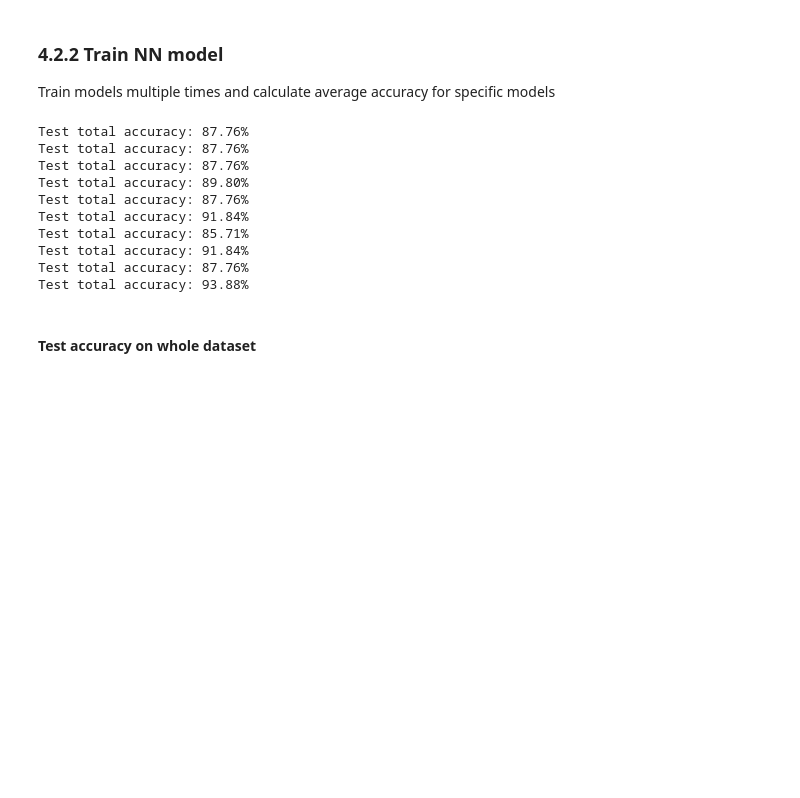
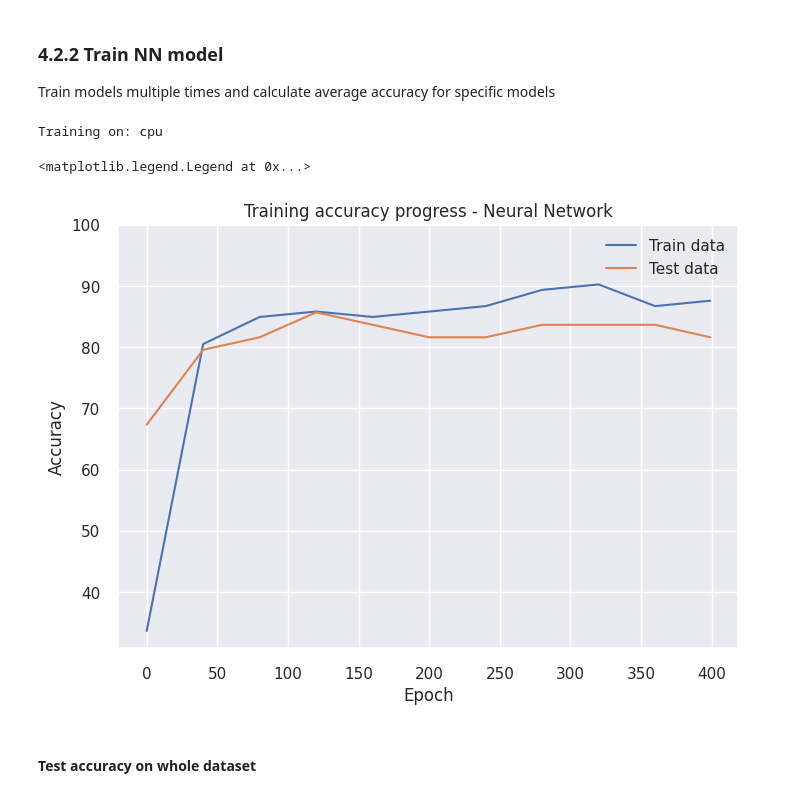
Before and after one commit to AAleksandros/HUA-DIT-Data-mining-project, a Jupyter notebook: project.ipynb, the cells around one changed output. Saved outputs shown, nothing was run; the diff lists cells and outputs as text; code cells hidden in the pictures; blank space fills up the shorter version.

Commit message:
1. moved nn class to external file. 2. implemented training progress plotting (partial)

```diff
--- a/project.ipynb
+++ b/project.ipynb
@@ -857,6 +860,29 @@ def accuracy_fn(y_pred, y_true):
 ### 4.2.2 Train NN model
 
 Train models multiple times and calculate average accuracy for specific models
+# %%
+from neural_network_classifier import OscarClassification
+
+model = OscarClassification(input_features=X_train.shape[1],
+                            hidden_layer_input_features = 30,
+                            hidden_layer_output_features = 30,
+                            device='cpu',
+                            learning_rate=0.01)
+
+train_progress = model.start_train(accuracy_fn, X_train, y_train, X_test, y_test, 400, seed=None, verbose=False)
+# %% [output]
+Training on: cpu
+# %%
+plt.plot([d['epoch'] for d in train_progress], [d['train_acc'] for d in train_progress], label='Train data')
+plt.plot([d['epoch'] for d in train_progress], [d['test_acc'] for d in train_progress], label='Test data')
+plt.title('Training accuracy progress - Neural Network')
+plt.xlabel('Epoch')
+plt.ylabel('Accuracy')
+plt.ylim(top=100)
+plt.legend()
+# %% [output]
+<matplotlib.legend.Legend at 0x...>
+[figure, added]
 # %%
 results = []
 for i in tqdm(range(10)):
@@ -873,17 +899,6 @@ for i in tqdm(range(10)):
                     'preds' : y_pred.to('cpu').numpy(),
                     'pred_oscar_count' : int(y_pred.sum().item()),
                     'truth_oscar_count' : int(y_test.sum().item()) })
-# %% [output]
-Test total accuracy: 87.76%
-Test total accuracy: 87.76%
-Test total accuracy: 87.76%
-Test total accuracy: 89.80%
-Test total accuracy: 87.76%
-Test total accuracy: 91.84%
-Test total accuracy: 85.71%
-Test total accuracy: 91.84%
-Test total accuracy: 87.76%
-Test total accuracy: 93.88%
 # %% [markdown]
 #### Test accuracy on whole dataset
 # %%
```
Also changed, not shown: parts of 23 cells of this notebook, 1 other file.
